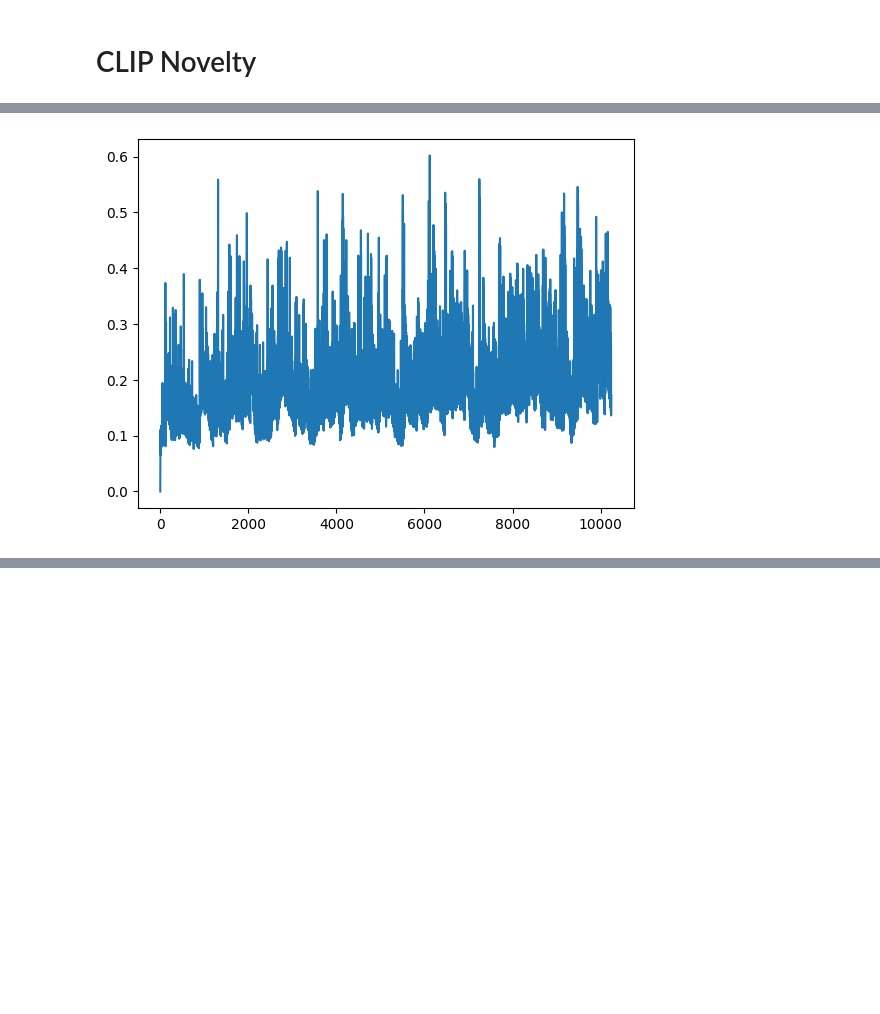
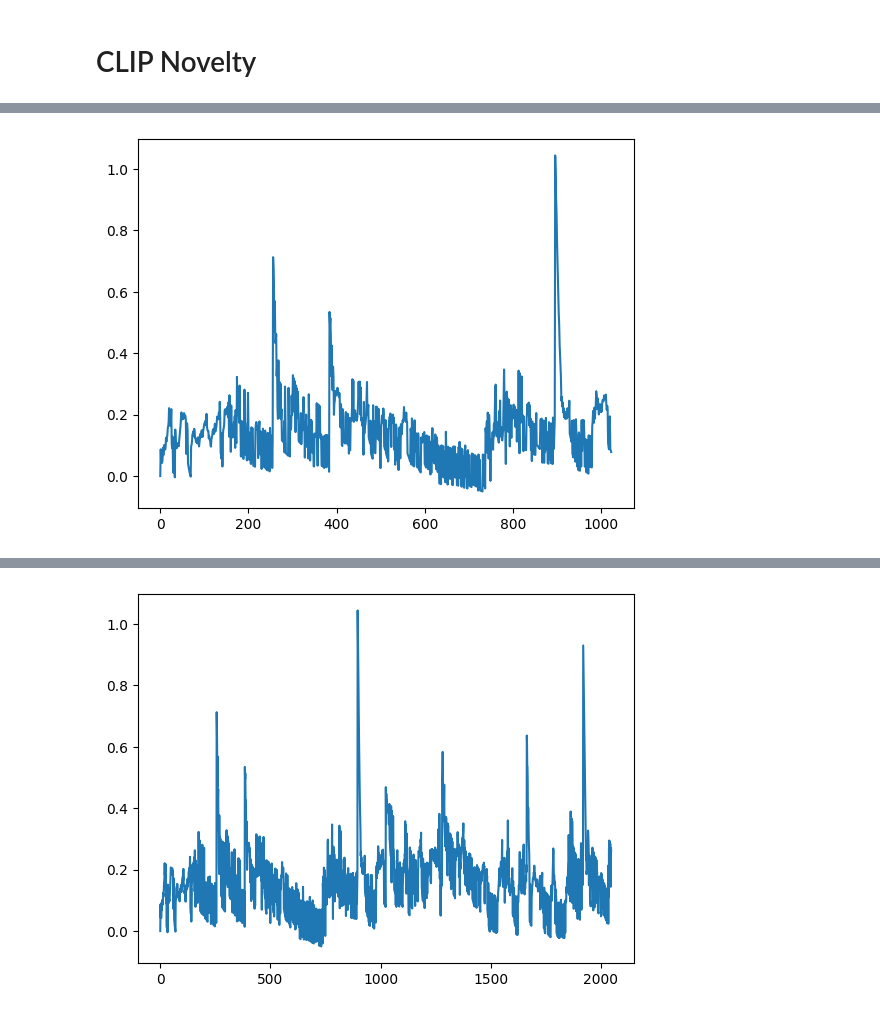
Before and after one commit to viriyadhika/NavAssistant, a Jupyter notebook: Exploration/random_network_dist.ipynb, the cells around one changed output, grey strips where cells are left out. Drawn from its saved outputs; the diff is of its cells as text; code cells hidden in the pictures; blank space fills up the shorter version.

```diff
--- a/Exploration/random_network_dist.ipynb
+++ b/Exploration/random_network_dist.ipynb
@@ -313,5 +366,8 @@ class RNDIntrinsicEnv(Env):
         if "Move" in action_str:
             reward = reward * 1.5 if reward > 0 else reward / 1.5
         return event, reward
+
+    def reset(self):
+        pass
 # %%
 @torch.no_grad()
@@ -419,11 +478,12 @@ def ppo_update(buffer: RolloutBuffer):
         if epoch % 10 == 0:
             print(f"[PPO] Epoch {epoch}: Loss={loss.item():.4f}, Policy={policy_loss.item():.4f}, Value={value_loss.item():.4f}")
 # %%
-def teleport(controller):
+def teleport(controller, target=None):
     event = controller.step("GetReachablePositions")
     reachable_positions = event.metadata["actionReturn"]
     # Pick a random target
-    target = np.random.choice(reachable_positions)
+    if target is None:
+        target = np.random.choice(reachable_positions)
 
     event = controller.step(
         action="TeleportFull",
@@ -438,6 +498,7 @@ def teleport(controller):
     return event
 # %%
 def train(controller, env: Env, total_updates=10):
+    actor_critic = ActorCritic()
     event = controller.step("Pass")  # prime
     rewards = []
     for upd in range(total_updates):
@@ -448,7 +509,7 @@ def train(controller, env: Env, total_updates=10):
             for t in range(1, EPISODE_STEPS + 1):
                 obs_t = obs_from_event(event)  # (C,H,W)
                 obs_seq = torch.stack(episode_seq + [obs_t], dim=0).unsqueeze(0)
-                logits, value = act_and_value(obs_seq)
+                logits, value = act_and_value(obs_seq, actor_critic)
                 dist = torch.distributions.Categorical(logits=logits)
                 action_idx = dist.sample()
                 logp = dist.log_prob(action_idx)
@@ -467,9 +528,9 @@ def train(controller, env: Env, total_updates=10):
                     event = teleport(controller)
                     # rnd_reward.reset()
 
-        ppo_update(buf)
+        ppo_update(buf, actor_critic)
         print(f"Update {upd+1}/{total_updates} — steps: {len(buf)}")
-    plt.plot(rewards)
-    plt.show()
-    return buf
+        plt.plot(rewards)
+        plt.show()
+    return buf, actor_critic
 # %%
@@ -729,16 +774,21 @@ class ClipEnv(Env):
     def __init__(self, clip_novelty: CLIPNovelty):
         super().__init__()
         self.clip_novelty = clip_novelty
+        self.positions = deque(maxlen=15)
 
     def step_env(self, controller, action_idx):
         action_str = ACTIONS[action_idx]
         event = controller.step(action_str)
 
         reward = self.clip_novelty.compute_reward(event.frame)
-        if "Move" in action_str:
-            reward = reward * 1.5 if reward > 0 else reward / 1.5
-        return event, reward
+        pos = np.array([event.metadata["agent"]["position"]["x"], event.metadata["agent"]["position"]["z"]])
+        self.positions.append(pos)
+        avg_pos = np.mean(np.stack(self.positions), axis=0)
+        pos_bonus = np.sqrt(np.mean((pos - avg_pos)**2) / 100)
+        fail_penalty = 0 if event.metadata["lastActionSuccess"] else -0.1
+
+        return event, reward + pos_bonus + fail_penalty
 # %%
 clip_env = ClipEnv(clip_novelty)
-buf = train(controller, clip_env)
+buf, actor_critic = train(controller, clip_env, 30)
 # %% [output]
@@ -762 +807 @@ Update 10/10 — steps: 1024
-[figure, old version]
+[figure, new version]
@@ -762,0 +820 @@ Update 10/10 — steps: 1024
+[figure, added]
```
Also changed, not shown: parts of 11 cells of this notebook.
